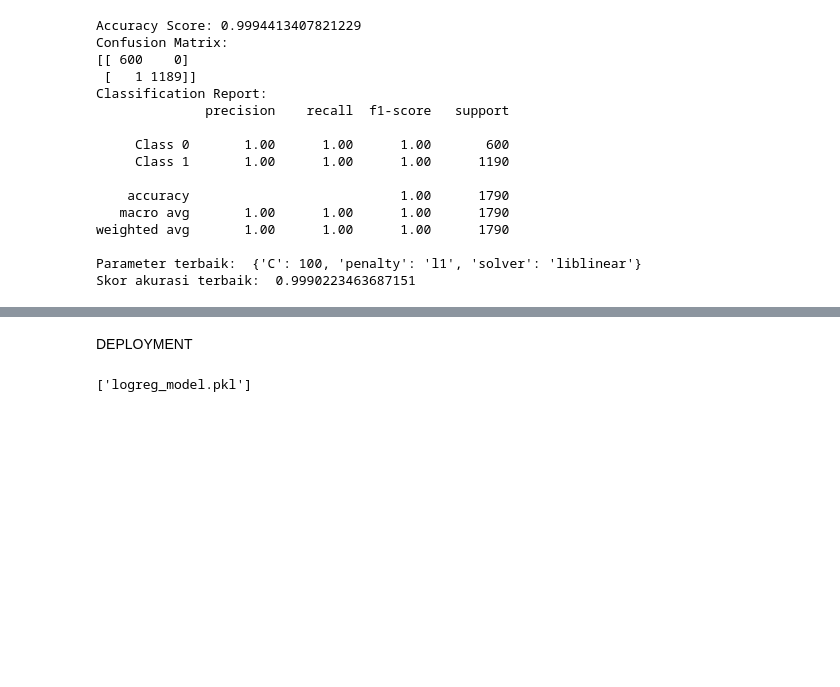
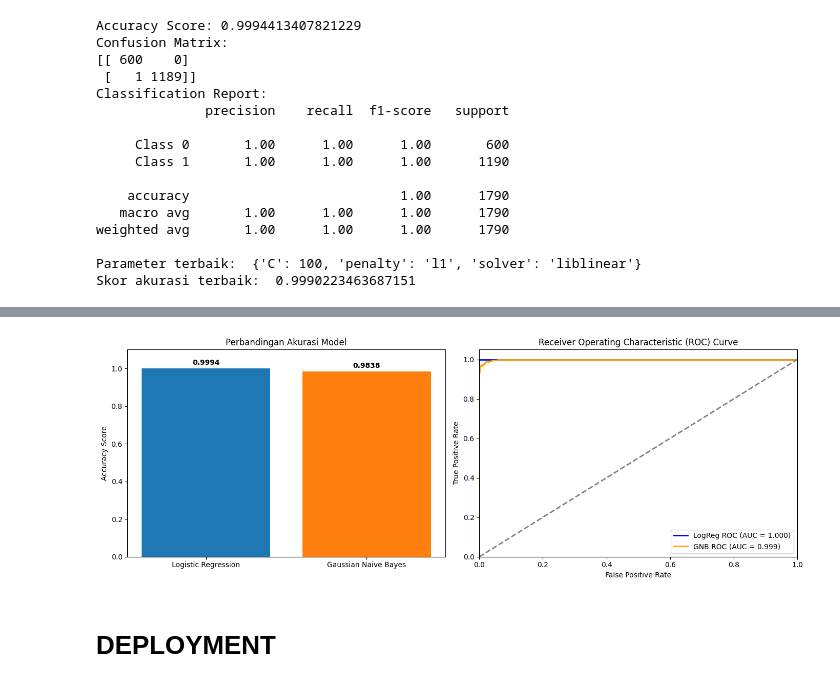
Before and after one commit to KevinAlthaf/KevinAlthaf-DataMining_CreditCard_TugasBesar, a Jupyter notebook: notebook-kelompok-6-credit-card-dataset.ipynb, the cells around one changed output, grey strips where cells are left out. Saved outputs shown, nothing was run; the diff lists cells and outputs as text; code cells hidden in the pictures; blank space fills up the shorter version.

Commit message:
tambahan model gaussian naive bayes

```diff
--- a/notebook-kelompok-6-credit-card-dataset.ipynb
+++ b/notebook-kelompok-6-credit-card-dataset.ipynb
@@ -441,0 +449,3 @@ Skor akurasi terbaik:  0.9990223463687151
+# %%
+gnb = GaussianNB()
+gnb.fit(X_train, y_train)
@@ -441,0 +510,14 @@ Skor akurasi terbaik:  0.9990223463687151
+# %%
+y_pred_gnb = grid_search_gnb.predict(X_test)
+
+accuracy = accuracy_score(y_test, y_pred_gnb)
+conf_matrix = confusion_matrix(y_test, y_pred_gnb)
+class_report = classification_report(y_test, y_pred_gnb, target_names=target_names)
+
+print(f"Accuracy Score: {accuracy}")
+print(f"Confusion Matrix:\n{conf_matrix}")
+print("Classification Report:")
+print(class_report)
+
+print("Parameter terbaik: ", grid_search_gnb.best_params_)
+print("Skor akurasi terbaik: ", grid_search_gnb.best_score_)
@@ -442,8 +541,51 @@ Skor akurasi terbaik:  0.9990223463687151
+# %%
+# Dapatkan probabilitas dan prediksi untuk kedua model
+y_proba_logreg = grid_search_logreg.predict_proba(X_test)[:, 1]
+y_proba_gnb = grid_search_gnb.predict_proba(X_test)[:, 1]
+
+# Hitung Akurasi
+acc_logreg = accuracy_score(y_test, y_pred_logreg)
+acc_gnb = accuracy_score(y_test, y_pred_gnb)
+
+# --- VISUALISASI 1: Bar Chart Akurasi ---
+fig, ax = plt.subplots(1, 2, figsize=(14, 5))
+
+models = ['Logistic Regression', 'Gaussian Naive Bayes']
+accuracies = [acc_logreg, acc_gnb]
+colors = ['#1f77b4', '#ff7f0e']
+
+ax[0].bar(models, accuracies, color=colors)
+ax[0].set_ylim(0, 1.1)
+ax[0].set_title('Perbandingan Akurasi Model')
+ax[0].set_ylabel('Accuracy Score')
+for i, v in enumerate(accuracies):
+    ax[0].text(i, v + 0.02, f"{v:.4f}", ha='center', fontweight='bold')
+
+# --- VISUALISASI 2: Kurva ROC ---
+fpr_log, tpr_log, _ = roc_curve(y_test, y_proba_logreg)
+roc_auc_log = auc(fpr_log, tpr_log)
+
+fpr_gnb, tpr_gnb, _ = roc_curve(y_test, y_proba_gnb)
+roc_auc_gnb = auc(fpr_gnb, tpr_gnb)
+
+ax[1].plot(fpr_log, tpr_log, color='blue', lw=2, label=f'LogReg ROC (AUC = {roc_auc_log:.3f})')
+ax[1].plot(fpr_gnb, tpr_gnb, color='orange', lw=2, label=f'GNB ROC (AUC = {roc_auc_gnb:.3f})')
+ax[1].plot([0, 1], [0, 1], color='gray', lw=2, linestyle='--')
+ax[1].set_xlim([0.0, 1.0])
+ax[1].set_ylim([0.0, 1.05])
+ax[1].set_xlabel('False Positive Rate')
+ax[1].set_ylabel('True Positive Rate')
+ax[1].set_title('Receiver Operating Characteristic (ROC) Curve')
+ax[1].legend(loc="lower right")
+
+plt.tight_layout()
+plt.show()
+# %% [output]
+[figure, added]
 # %% [markdown]
-DEPLOYMENT
+# DEPLOYMENT
 # %%
-joblib.dump(scaler2, 'scaler.pkl')
-joblib.dump(grid_search.best_estimator_, 'logreg_model.pkl')
+# joblib.dump(scaler2, 'scaler.pkl')
+# joblib.dump(grid_search_logreg.best_estimator_, 'logreg_model.pkl')
+# joblib.dump(grid_search_gnb.best_estimator_, 'gnb_model.pkl')
-# %% [output]
-['logreg_model.pkl']
 # %%
```
Also changed, not shown: parts of 16 cells of this notebook, 3 other files.
